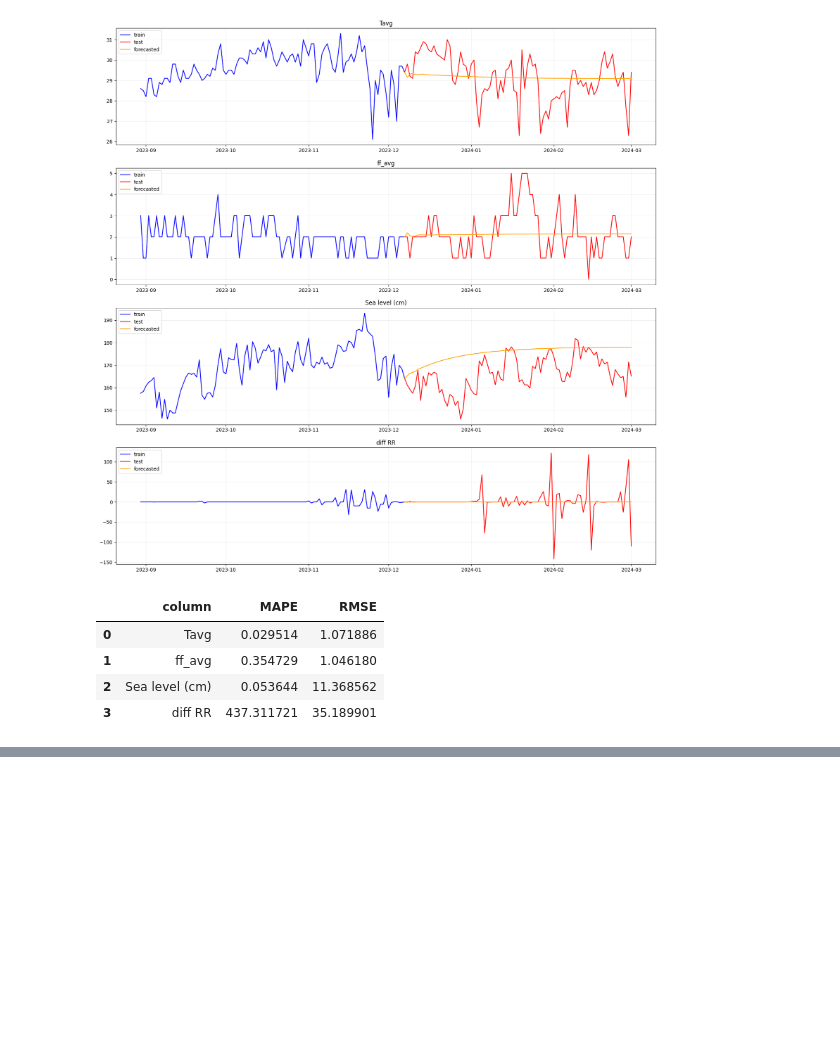
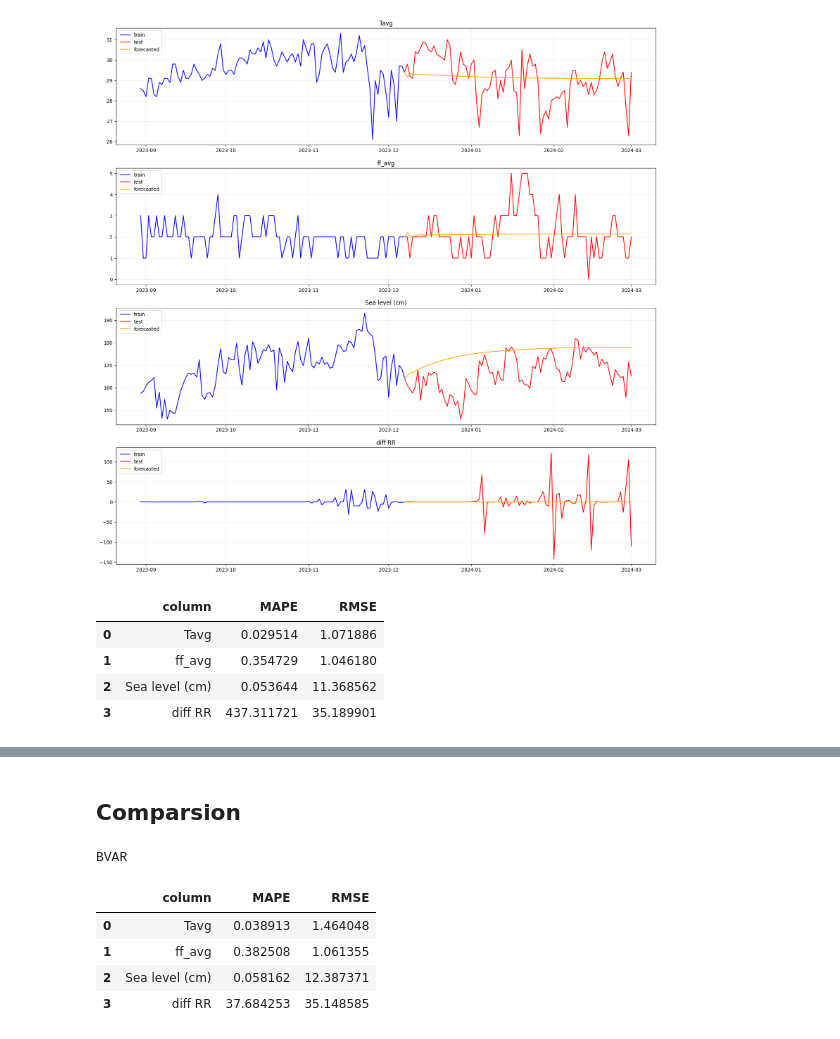
Before and after one commit to Rheyhan/BVAR-and-VAR-Comparison-on-Ancol-Sea-Level-PSB, a Jupyter notebook: Main.ipynb, the cells around one changed output, grey strips where cells are left out. Drawn from its saved outputs; the diff is of its cells as text; code cells hidden in the pictures; blank space fills up the shorter version.

```diff
--- a/Main.ipynb
+++ b/Main.ipynb
@@ -526,0 +522,24 @@ forecast_accuracy(test_data, predictions_df)
+# %%
+temp = []
+for i in range(85):
+    for j in range(4):
+        temp.append(np.mean(predict_bvar[:,i][:,j]))
+temp = np.array(temp).reshape(85,4)
+# %% [markdown]
+## Comparsion
+# %%
+def forecast_accuracy(pred_df, actual_df):
+    logged = []
+    for column in pred_df.columns:
+        logged.append([column, mean_absolute_percentage_error(actual_df[column], pred_df[column]), np.sqrt(mean_squared_error(actual_df[column], pred_df[column]))])
+    return pd.DataFrame(logged, columns=["column", "MAPE", "RMSE"])
+
+print("BVAR")
+forecast_accuracy(test_data, pd.DataFrame(temp, columns=df_diff.columns))
+# %% [output]
+BVAR
+|  | column | MAPE | RMSE |
+| 0 | Tavg | 0.038913 | 1.464048 |
+| 1 | ff_avg | 0.382508 | 1.061355 |
+| 2 | Sea level (cm) | 0.058162 | 12.387371 |
+| 3 | diff RR | 37.684253 | 35.148585 |
```
Also changed, not shown: parts of 15 cells of this notebook, 2 other files.
